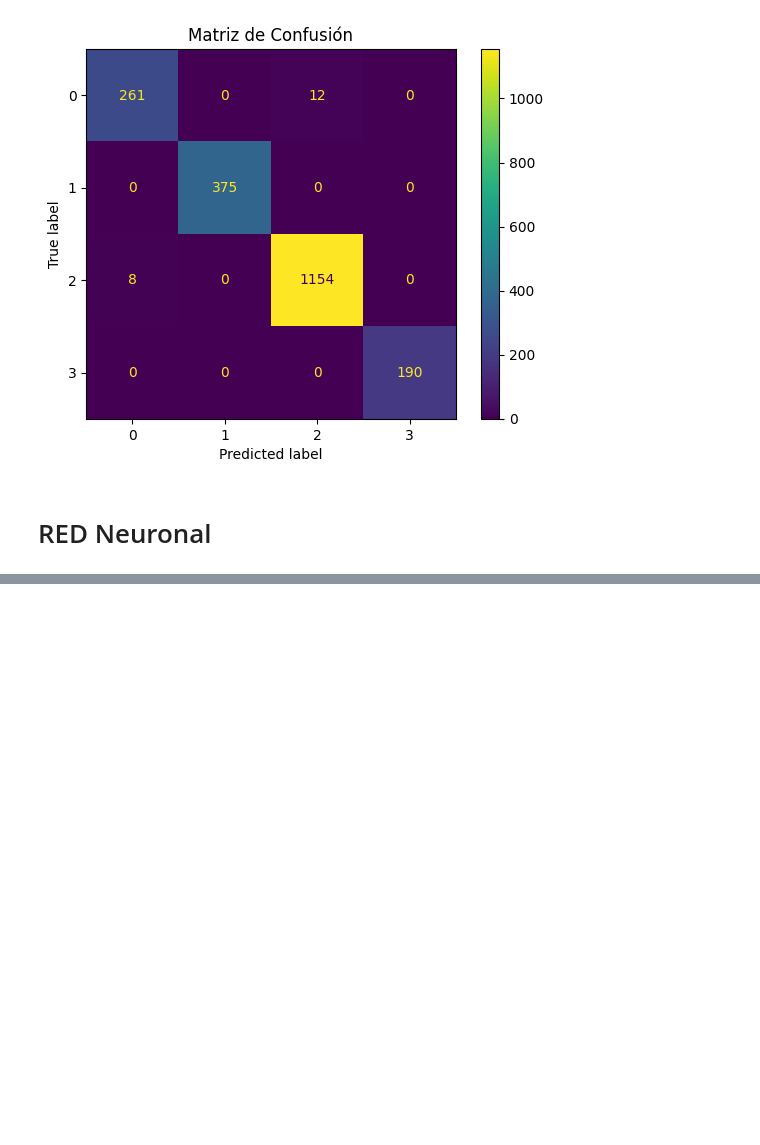
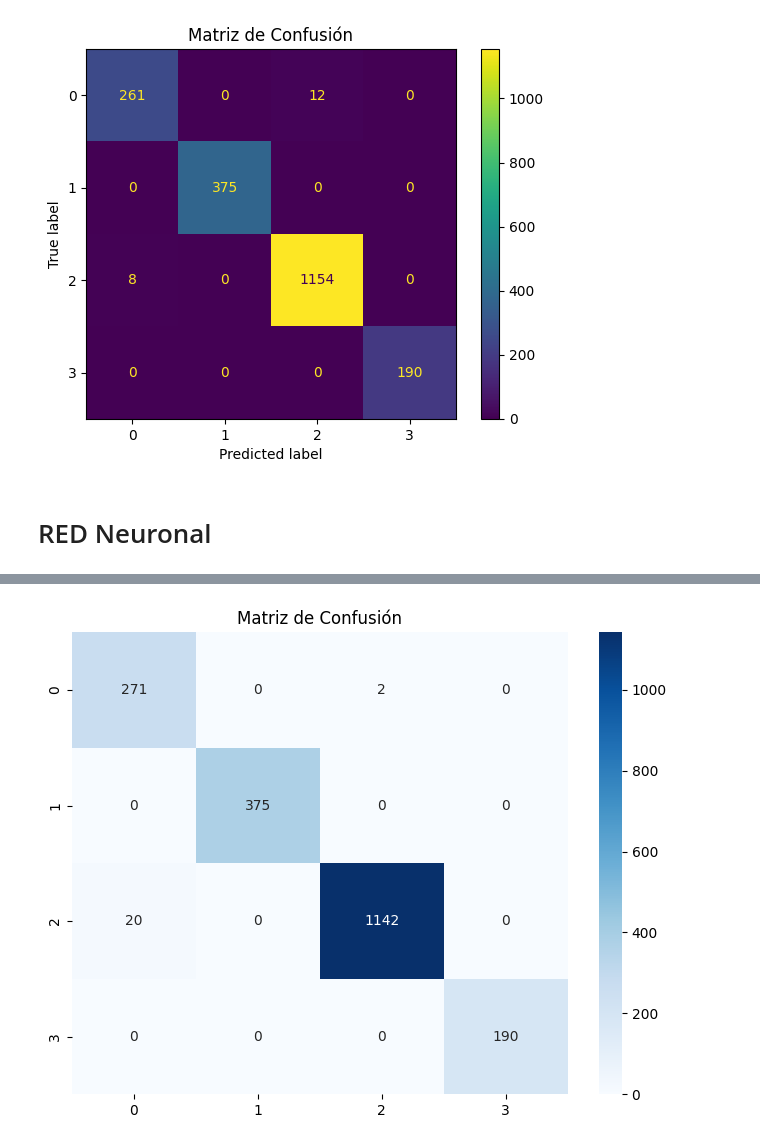
Before and after one commit to Yosesotomayor/reto, a Jupyter notebook: tarea_clase_1.ipynb, the cells around one changed output, grey strips where cells are left out. Saved outputs shown, nothing was run; the diff lists cells and outputs as text; code cells hidden in the pictures; blank space fills up the shorter version.

```diff
--- a/tarea_clase_1.ipynb
+++ b/tarea_clase_1.ipynb
@@ -285,0 +315,8 @@ ModuleNotFoundError: No module named 'tensorflow'
+# %%
+X = data.drop('Sleep_Quality', axis=1)
+y = data['Sleep_Quality']
+le = LabelEncoder()
+y = le.fit_transform(data['Sleep_Quality'])
+X = pre.fit_transform(X)
+
+X_train, X_test, y_train, y_test = train_test_split(X, y, shuffle=True, test_size=0.2, random_state=42)
@@ -285,0 +327,21 @@ ModuleNotFoundError: No module named 'tensorflow'
+# %%
+nw = Sequential(
+    [
+        Dense(16, activation='relu', input_shape=(X_train.shape[1],)),
+        Dense(8, activation='relu'),
+        Dense(4, activation='relu'),
+        Dense(np.unique(y_train).shape[0], activation='softmax')
+    ]
+)
+
+nw.compile(optimizer=Adam(learning_rate=0.001), loss='sparse_categorical_crossentropy', metrics=['accuracy'])
+
+nw.fit(X_train, y_train, epochs=20, batch_size=32, validation_data=(X_test, y_test))
+
+y_pred_probs = nw.predict(X_test)
+y_pred_classes = np.argmax(y_pred_probs, axis=1)
+
+print("Accuracy Score!:", accuracy_score(y_test, y_pred_classes))
+f1 = f1_score(y_test, y_pred_classes, average='weighted')
+print("F1 Score!:", f1)
+print(classification_report(y_test, y_pred_classes))
@@ -285,0 +367,8 @@ ModuleNotFoundError: No module named 'tensorflow'
+# %%
+plt.figure(figsize=(8, 6))
+cm = confusion_matrix(y_test, y_pred_classes)
+sns.heatmap(cm, annot=True, cmap='Blues', fmt='g')
+plt.title('Matriz de Confusión')
+plt.show()
+# %% [output]
+[figure, added]
```
Also changed, not shown: parts of 4 cells of this notebook, 1 other file.
